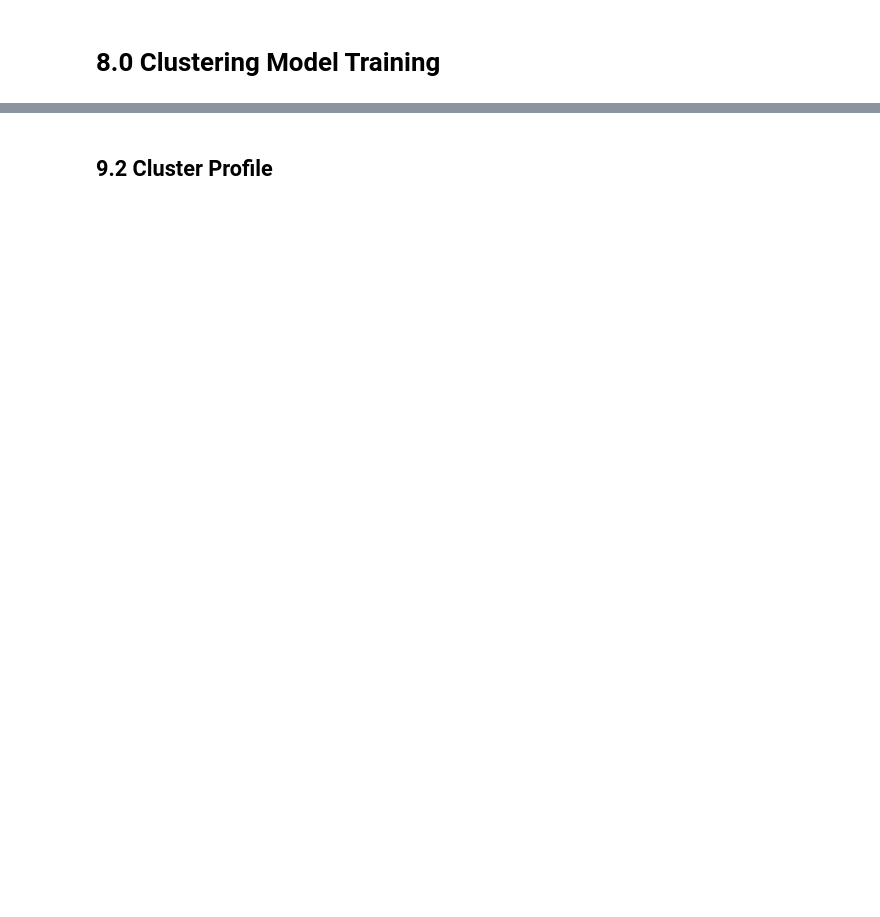
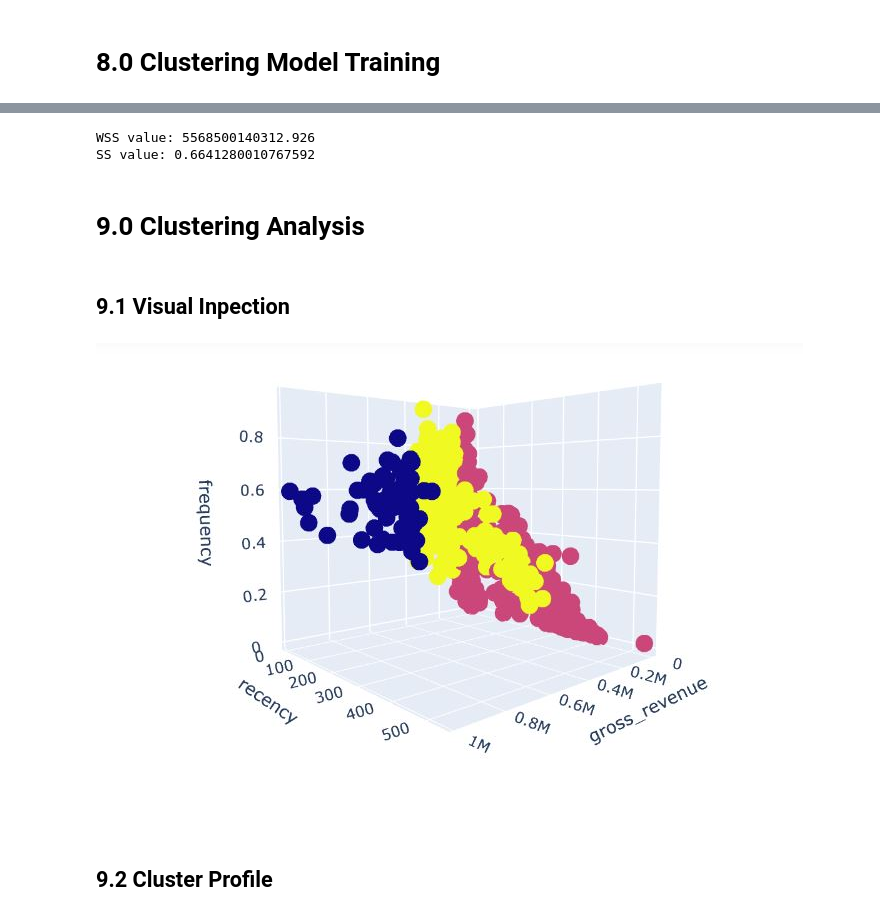
Before and after one commit to Samoelmoura/seazone_code_challenge, a Jupyter notebook: notebooks/notebook.ipynb, the cells around one changed output, grey strips where cells are left out. Drawn from its saved outputs; the diff is of its cells as text; code cells hidden in the pictures; blank space fills up the shorter version.

Commit message:
clusters img

```diff
--- a/notebooks/notebook.ipynb
+++ b/notebooks/notebook.ipynb
@@ -490,2 +460,0 @@ fig.show()
-# %% [markdown]
-## 9.2 Cluster Profile
@@ -491,0 +473,21 @@ fig.show()
+# %%
+# WSS (Within-cluster sum of squares)
+print(f'WSS value: {kmeans.inertia_}')
+
+# SS (silhouette)
+print(f'SS value: {m.silhouette_score(X, labels, metric="euclidean")}')
+# %% [output]
+WSS value: 5568500140312.926
+SS value: 0.6641280010767592
+# %% [markdown]
+# 9.0 Clustering Analysis
+# %% [markdown]
+## 9.1 Visual Inpection
+# %%
+fig = px.scatter_3d(df_ref, x='gross_revenue', y='recency', z='frequency', color='cluster')
+# fig.show()
+Image('D:\\My Drive\\Pessoal\\Projetos\\seazone_code_challenge\\img\\3d_plot.jpg')
+# %% [output]
+[figure, added]
+# %% [markdown]
+## 9.2 Cluster Profile
```
Also changed, not shown: parts of 25 cells of this notebook, 1 other file.
